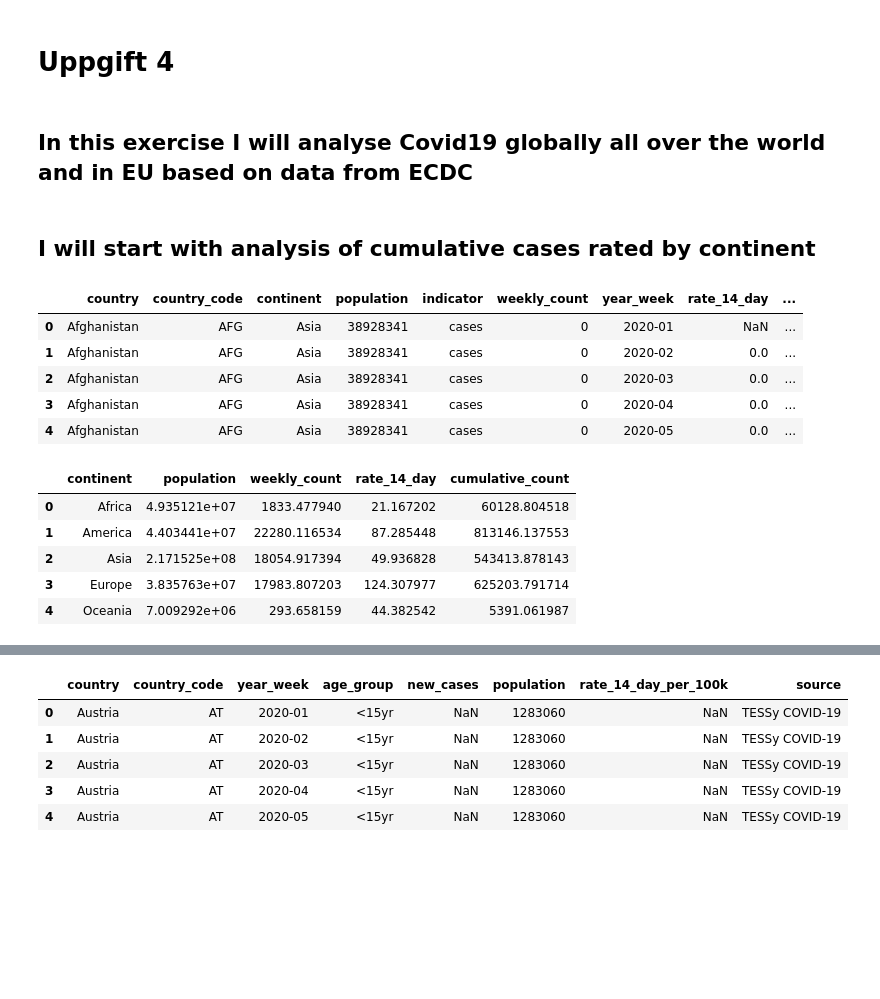
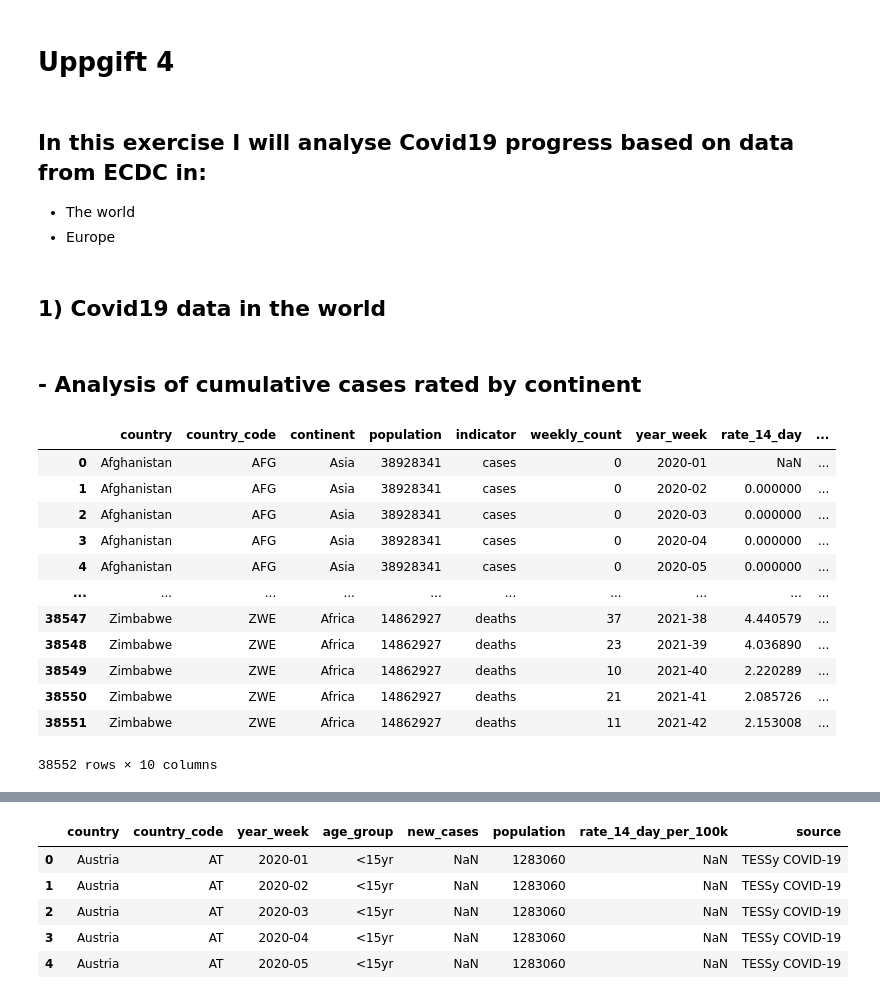
Before and after one commit to AmalDerbali/Databehandling_AmalDerbali, a Jupyter notebook: Lab/Covid_labb.ipynb, the cells around one changed output, grey strips where cells are left out. Cells and saved outputs as stored; diff of their text form; code cells hidden in the pictures; blank space fills up the shorter version.

```diff
--- a/Lab/Covid_labb.ipynb
+++ b/Lab/Covid_labb.ipynb
@@ -606,9 +606,13 @@ This new uppdated data represent numbers of people at the age of 80+ vaccinated
 # %% [markdown]
 # Uppgift 4
 # %% [markdown]
-## In this exercise I will analyse Covid19 globally all over the world and in EU based on data from ECDC
+## In this exercise I will analyse Covid19 progress based on data from ECDC in:
+   - The world
+   - Europe
+# %% [markdown]
+## 1) Covid19 data in the world
 # %% [markdown]
-## I will start with analysis of cumulative cases rated by continent
+## - Analysis of cumulative cases rated by continent
 # %%
 import pandas as pd
 import seaborn as sns
@@ -618,21 +622,18 @@ import plotly_express as px
 import plotly
 # %%
 world_data = pd.read_excel("data/Uppgift_4_world_data.xlsx", sheet_name="Sheet1")
-world_data.head()
+world_data
 # %% [output]
 |  | country | country_code | continent | population | indicator | weekly_count | year_week | rate_14_day | ... |
 | 0 | Afghanistan | AFG | Asia | 38928341 | cases | 0 | 2020-01 | NaN | ... |
-| 1 | Afghanistan | AFG | Asia | 38928341 | cases | 0 | 2020-02 | 0.0 | ... |
-| 2 | Afghanistan | AFG | Asia | 38928341 | cases | 0 | 2020-03 | 0.0 | ... |
-| 3 | Afghanistan | AFG | Asia | 38928341 | cases | 0 | 2020-04 | 0.0 | ... |
-| 4 | Afghanistan | AFG | Asia | 38928341 | cases | 0 | 2020-05 | 0.0 | ... |
+| 1 | Afghanistan | AFG | Asia | 38928341 | cases | 0 | 2020-02 | 0.000000 | ... |
+| 2 | Afghanistan | AFG | Asia | 38928341 | cases | 0 | 2020-03 | 0.000000 | ... |
+| 3 | Afghanistan | AFG | Asia | 38928341 | cases | 0 | 2020-04 | 0.000000 | ... |
+| 4 | Afghanistan | AFG | Asia | 38928341 | cases | 0 | 2020-05 | 0.000000 | ... |
+| ... | ... | ... | ... | ... | ... | ... | ... | ... | ... |
+| 38547 | Zimbabwe | ZWE | Africa | 14862927 | deaths | 37 | 2021-38 | 4.440579 | ... |
+| 38548 | Zimbabwe | ZWE | Africa | 14862927 | deaths | 23 | 2021-39 | 4.036890 | ... |
+| 38549 | Zimbabwe | ZWE | Africa | 14862927 | deaths | 10 | 2021-40 | 2.220289 | ... |
+| 38550 | Zimbabwe | ZWE | Africa | 14862927 | deaths | 21 | 2021-41 | 2.085726 | ... |
+| 38551 | Zimbabwe | ZWE | Africa | 14862927 | deaths | 11 | 2021-42 | 2.153008 | ... |
+38552 rows × 10 columns
-# %%
-world_cont = world_data.groupby("continent").mean().reset_index()
-world_cont
-# %% [output]
-|  | continent | population | weekly_count | rate_14_day | cumulative_count |
-| 0 | Africa | 4.935121e+07 | 1833.477940 | 21.167202 | 60128.804518 |
-| 1 | America | 4.403441e+07 | 22280.116534 | 87.285448 | 813146.137553 |
-| 2 | Asia | 2.171525e+08 | 18054.917394 | 49.936828 | 543413.878143 |
-| 3 | Europe | 3.835763e+07 | 17983.807203 | 124.307977 | 625203.791714 |
-| 4 | Oceania | 7.009292e+06 | 293.658159 | 44.382542 | 5391.061987 |
```
Also changed, not shown: parts of 19 cells of this notebook.
